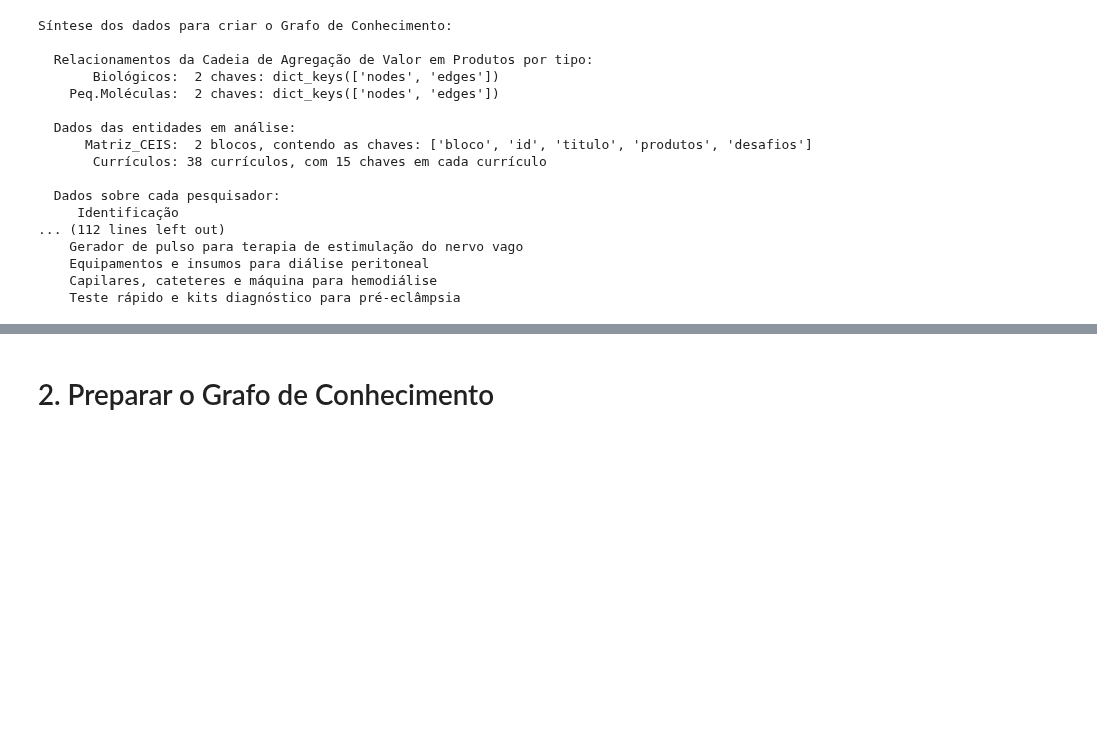
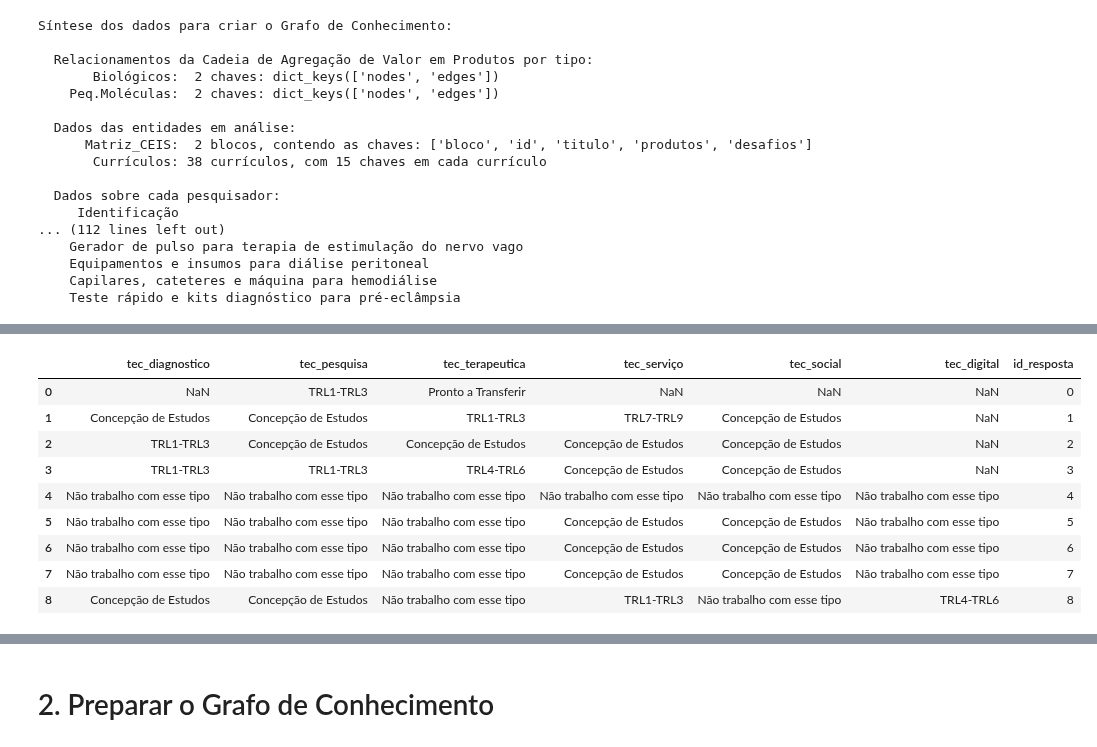
Before and after one commit to makaires77/ppgcs, a Jupyter notebook: source/domain/ingest_json.ipynb, the cells around one changed output, grey strips where cells are left out. Cells and saved outputs as stored; diff of their text form; code cells hidden in the pictures; blank space fills up the shorter version.

```diff
--- a/source/domain/ingest_json.ipynb
+++ b/source/domain/ingest_json.ipynb
@@ -219,0 +477,2 @@ Síntese dos dados para criar o Grafo de Conhecimento:
+# %%
+df_levantamento, df_questoes, df_trls, df_estrat_ceis, df_produtos_proximos, df_tempo_ativ, df_satisf = montar_dataframes_levantamento()
@@ -219,0 +710,13 @@ Síntese dos dados para criar o Grafo de Conhecimento:
+# %%
+df_trls
+# %% [output]
+|  | tec_diagnostico | tec_pesquisa | tec_terapeutica | tec_serviço | tec_social | tec_digital | id_resposta |
+| 0 | NaN | TRL1-TRL3 | Pronto a Transferir | NaN | NaN | NaN | 0 |
+| 1 | Concepção de Estudos | Concepção de Estudos | TRL1-TRL3 | TRL7-TRL9 | Concepção de Estudos | NaN | 1 |
+| 2 | TRL1-TRL3 | Concepção de Estudos | Concepção de Estudos | Concepção de Estudos | Concepção de Estudos | NaN | 2 |
+| 3 | TRL1-TRL3 | TRL1-TRL3 | TRL4-TRL6 | Concepção de Estudos | Concepção de Estudos | NaN | 3 |
+| 4 | Não trabalho com esse tipo | Não trabalho com esse tipo | Não trabalho com esse tipo | Não trabalho com esse tipo | Não trabalho com esse tipo | Não trabalho com esse tipo | 4 |
+| 5 | Não trabalho com esse tipo | Não trabalho com esse tipo | Não trabalho com esse tipo | Concepção de Estudos | Concepção de Estudos | Não trabalho com esse tipo | 5 |
+| 6 | Não trabalho com esse tipo | Não trabalho com esse tipo | Não trabalho com esse tipo | Concepção de Estudos | Concepção de Estudos | Não trabalho com esse tipo | 6 |
+| 7 | Não trabalho com esse tipo | Não trabalho com esse tipo | Não trabalho com esse tipo | Concepção de Estudos | Concepção de Estudos | Não trabalho com esse tipo | 7 |
+| 8 | Concepção de Estudos | Concepção de Estudos | Não trabalho com esse tipo | TRL1-TRL3 | Não trabalho com esse tipo | TRL4-TRL6 | 8 |
```
Also changed, not shown: parts of 28 cells of this notebook, 8 other files.
